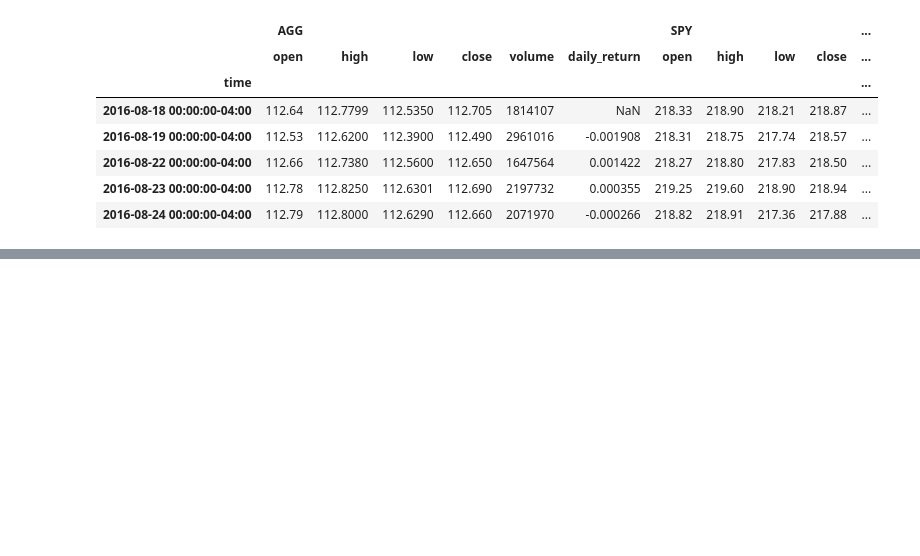
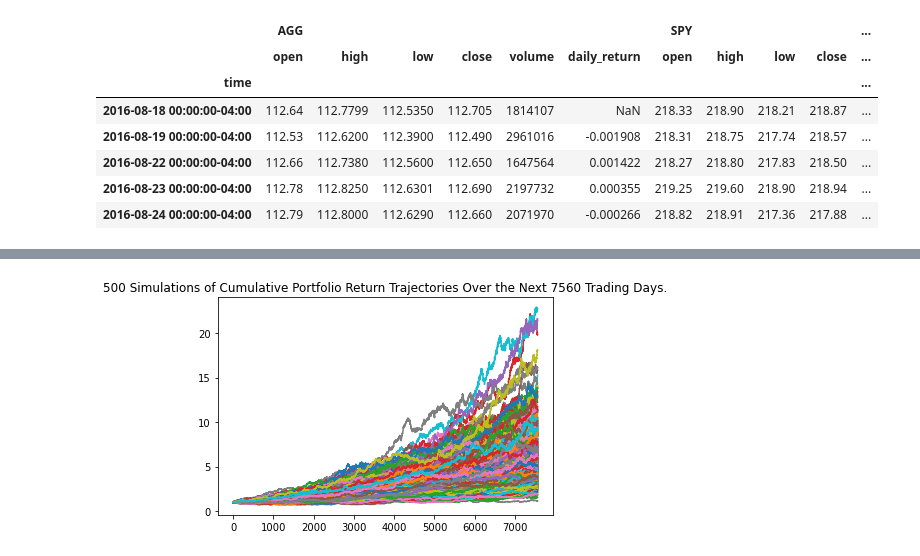
Before and after one commit to palma-javier-1997/Financial-Planner, a Jupyter notebook: Untitled.ipynb, the cells around one changed output, grey strips where cells are left out. Drawn from its saved outputs; the diff is of its cells as text; code cells hidden in the pictures; blank space fills up the shorter version.

```diff
--- a/Untitled.ipynb
+++ b/Untitled.ipynb
@@ -271,0 +305,5 @@ MC_30_year.portfolio_data.head()
+# %%
+# Plot simulation outcomes
+line_plot = MC_30_year.plot_simulation()
+# %% [output]
+[figure, added]
```
Also changed, not shown: parts of 7 cells of this notebook.
